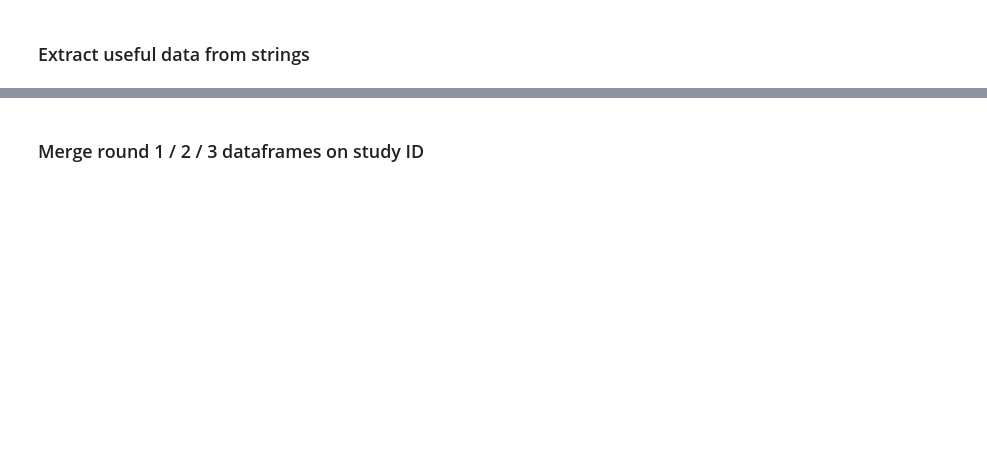
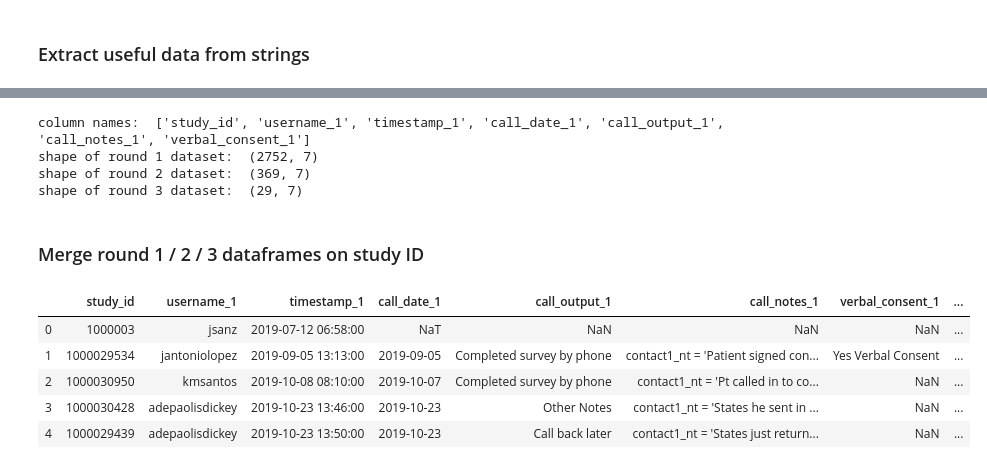
Before and after one commit to aaronjchau/RecruitmentResearch, a Jupyter notebook: 1-Data_Prep.ipynb, the cells around one changed output, grey strips where cells are left out. Saved outputs shown, nothing was run; the diff lists cells and outputs as text; code cells hidden in the pictures; blank space fills up the shorter version.

```diff
--- a/1-Data_Prep.ipynb
+++ b/1-Data_Prep.ipynb
@@ -237,3 +214,54 @@ shape of round 3 dataset:  (286, 7)
+# %%
+updates_round_3.iloc[:,1] = updates_round_3.iloc[:,1].replace({"contact3_output = '1'": "No answer/unable to leave VM/busy/disconnected"}, regex=True)
+updates_round_3.iloc[:,1] = updates_round_3.iloc[:,1].replace({"contact3_output = '2'": "Left a message"}, regex=True)
+updates_round_3.iloc[:,1] = updates_round_3.iloc[:,1].replace({"contact3_output = '3'": "Call back later"}, regex=True)
+updates_round_3.iloc[:,1] = updates_round_3.iloc[:,1].replace({"contact3_output = '4'": "Hasn't received packet yet, call back in one week"}, regex=True)
+updates_round_3.iloc[:,1] = updates_round_3.iloc[:,1].replace({"contact3_output = '5'": "Hasn't received packet and team needs to resend in the mail"}, regex=True)
+updates_round_3.iloc[:,1] = updates_round_3.iloc[:,1].replace({"contact3_output = '6'": "Send link to the survey"}, regex=True)
+updates_round_3.iloc[:,1] = updates_round_3.iloc[:,1].replace({"contact3_output = '7'": "Completed survey by phone"}, regex=True)
+updates_round_3.iloc[:,1] = updates_round_3.iloc[:,1].replace({"contact3_output = '8'": "Patient refused"}, regex=True)
+updates_round_3.iloc[:,1] = updates_round_3.iloc[:,1].replace({"contact3_output = '9'": "Deceased"}, regex=True)
+updates_round_3.iloc[:,1] = updates_round_3.iloc[:,1].replace({"contact3_output = '10'": "Other Notes"}, regex=True)
+# neded to force str datatype on verbal_yn because all the entries were NaN
+updates_round_3.iloc[:,3] = updates_round_3.iloc[:,3].astype(str)
+updates_round_3.iloc[:,3] = updates_round_3.iloc[:,3].replace({"verbal_yn = '0'": "No Verbal Consent"}, regex=True)
+updates_round_3.iloc[:,3] = updates_round_3.iloc[:,3].replace({"verbal_yn = '1'": "Yes Verbal Consent"}, regex=True)
+# %%
+# create new dataframes with relevant columns for round 1 / 2 / 3 calls
+
+# round 1
+clean_round_1 = split_unique_log_updates_call1['study_id'].copy()
+clean_round_1 = pd.concat((clean_round_1, unique_log_updates_call1['Username']), axis=1)
+clean_round_1 = pd.concat((clean_round_1, unique_log_updates_call1['Time / Date']), axis=1)
+clean_round_1 = pd.concat((clean_round_1, updates_round_1), axis=1)
+clean_round_1.columns = ['study_id', 'username_1', 'timestamp_1', 'call_date_1', 'call_output_1', 'call_notes_1', 'verbal_consent_1']
+
+
+# round 2
+clean_round_2 = split_unique_log_updates_call2['study_id'].copy()
+clean_round_2 = pd.concat((clean_round_2, unique_log_updates_call2['Username']), axis=1)
+clean_round_2 = pd.concat((clean_round_2, unique_log_updates_call2['Time / Date']), axis=1)
+clean_round_2 = pd.concat((clean_round_2, updates_round_2), axis=1)
+clean_round_2.columns = ['study_id', 'username_2', 'timestamp_2', 'call_date_2', 'call_output_2', 'call_notes_2', 'verbal_consent_2']
+
+
+# round 3
+clean_round_3 = split_unique_log_updates_call3['study_id'].copy()
+clean_round_3 = pd.concat((clean_round_3, unique_log_updates_call3['Username']), axis=1)
+clean_round_3 = pd.concat((clean_round_3, unique_log_updates_call3['Time / Date']), axis=1)
+clean_round_3 = pd.concat((clean_round_3, updates_round_3), axis=1)
+clean_round_3.columns = ['study_id', 'username_3', 'timestamp_3', 'call_date_3', 'call_output_3', 'call_notes_3', 'verbal_consent_3']
+
+
+print("column names: ", clean_round_1.columns.values.tolist())
+print("shape of round 1 dataset: ", clean_round_1.shape)
+print("shape of round 2 dataset: ", clean_round_2.shape)
+print("shape of round 3 dataset: ", clean_round_3.shape)
+# %% [output]
+column names:  ['study_id', 'username_1', 'timestamp_1', 'call_date_1', 'call_output_1', 'call_notes_1', 'verbal_consent_1']
+shape of round 1 dataset:  (2752, 7)
+shape of round 2 dataset:  (369, 7)
+shape of round 3 dataset:  (29, 7)
 # %% [markdown]
 ### Merge round 1 / 2 / 3 dataframes on study ID
 # %%
@@ -245,3 +273,12 @@ clean_all_calls = pd.merge(clean_1_2_calls, clean_round_3, how="left", on='study
 
 
 # TODO: merge Clarity extract to obtain other useful data (age, sex, race, ethnicity, etc.)
+# %%
+clean_all_calls.head()
+# %% [output]
+|  | study_id | username_1 | timestamp_1 | call_date_1 | call_output_1 | call_notes_1 | verbal_consent_1 | ... |
+| 0 | 1000003 | jsanz | 2019-07-12 06:58:00 | NaT | NaN | NaN | NaN | ... |
+| 1 | 1000029534 | jantoniolopez | 2019-09-05 13:13:00 | 2019-09-05 | Completed survey by phone | contact1_nt = 'Patient signed con... | Yes Verbal Consent | ... |
+| 2 | 1000030950 | kmsantos | 2019-10-08 08:10:00 | 2019-10-07 | Completed survey by phone | contact1_nt = 'Pt called in to co... | NaN | ... |
+| 3 | 1000030428 | adepaolisdickey | 2019-10-23 13:46:00 | 2019-10-23 | Other Notes | contact1_nt = 'States he sent in ... | NaN | ... |
+| 4 | 1000029439 | adepaolisdickey | 2019-10-23 13:50:00 | 2019-10-23 | Call back later | contact1_nt = 'States just return... | NaN | ... |
```
Also changed, not shown: parts of 21 cells of this notebook.
